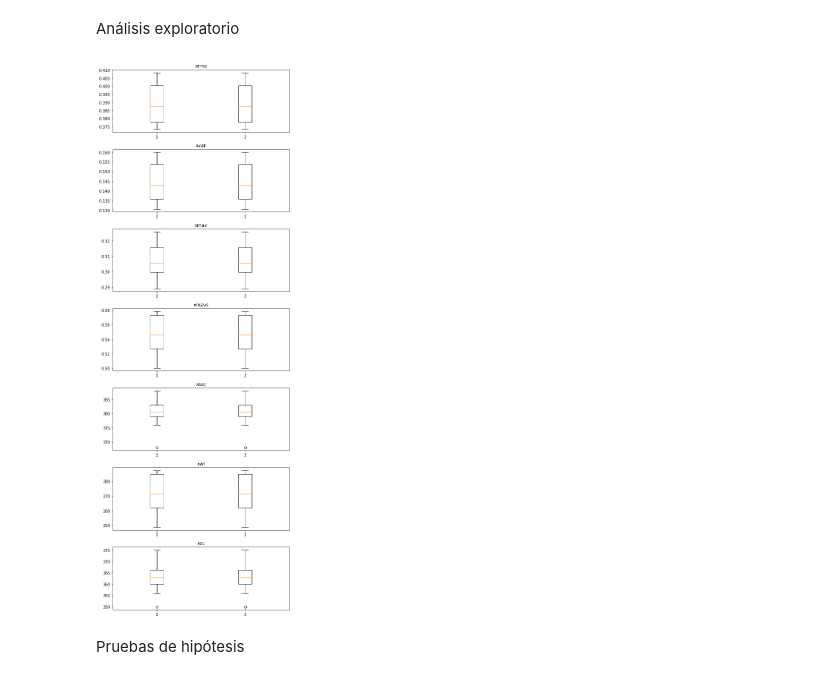
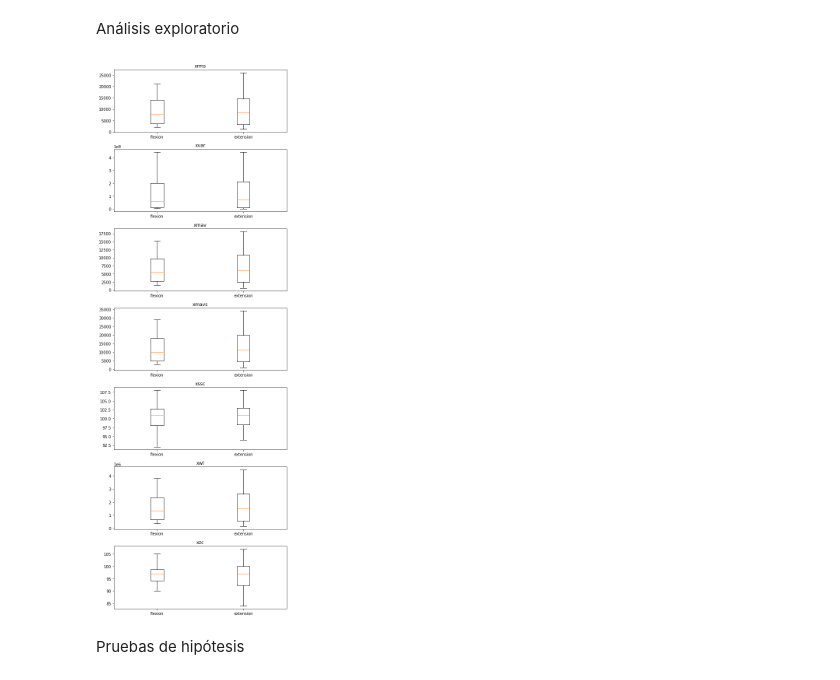
Before and after one commit to MateoOyuelaR19/LAB-BIOSE-ALES, a Jupyter notebook: Proyecto/Seguimiento_2/seguimiento_2.ipynb, the cells around one changed output. Drawn from its saved outputs; the diff is of its cells as text; code cells hidden in the pictures.

```diff
--- a/Proyecto/Seguimiento_2/seguimiento_2.ipynb
+++ b/Proyecto/Seguimiento_2/seguimiento_2.ipynb
@@ -12,0 +14,8 @@ for i in range(0,10):
+# %%
+#aquí graficar muestras
+plt.figure(figsize=(15,15))
+for i in range(len(sujetos)):
+    plt.subplot(len(sujetos),1,i+1)
+    plt.plot(sujetos[i])
+    plt.title(f'Muestra {i+1}')
+plt.tight_layout()
@@ -13,3 +24,14 @@ for i in range(0,10):
+# %%
+#Esta casilla es para separar los tipos de mov flexión y extensión según los tiempos.
+movs=[] #donde guardar todos los movimientos separados
+tset=134 #cada dos segundos hay cambio de movimiento. 2 segundos -> 134 datos aprox.
+for i in sujetos:
+    for k in range(1,7): #3 flexiones, 3 extensiones. 2 primeros segundos se descartan
+        mov=i[(tset*k):(tset*(k+1))]
+        movs.append(mov)
+#como movimientos van intercalados, posiciones pares corresponden a un mov y las impares al otro
+flexion=movs[::2]
+extension=movs[1::2]
 # %%
 #operador tkeo
 def tkeo(data):
@@ -46,28 +68,34 @@ def caracteristicas(data):
 Análisis exploratorio
 # %%
 #calculo de caracteristicas y tkeo de todos los sujetos
-caracs=[]
-caracs_sujetos=[]
-for sujeto in sujetos:
+caracs_flexion=[] #todas las características de todas las muestras
+for sujeto in flexion:
     sujeto_tkeo=tkeo(sujeto)
-    car_sujetos,car=caracteristicas(sujeto_tkeo)
-    caracs_sujetos.append(car_sujetos)
+    car_flex,car=caracteristicas(sujeto_tkeo)
     for i in car:
-        caracs.append(i)
+        caracs_flexion.append(i)
 
-#esto se debe hacer para movimientos de flexión y extensión
+caracs_extension=[] #todas las características de todas las muestras
+for sujeto in extension:
+    sujeto_tkeo=tkeo(sujeto)
+    car_ext,car=caracteristicas(sujeto_tkeo)
+    for i in car:
+        caracs_extension.append(i)
 # %%
 #Graficas
-car=np.array(caracs)
-car=np.reshape(car,(10,7))
+flex=np.array(caracs_flexion)
+ext=np.array(caracs_extension)
+flex=np.reshape(flex,(len(sujetos)*3,7)) #reshape para plotear más fácil
+ext=np.reshape(ext,(len(sujetos)*3,7))
 plt.figure(figsize=(7,20))
 names=['xrms','xvar','xmav','xmavs','xssc','xwl','xzc']
 for i in range(0,7):
     plt.subplot(7,1,i+1)
-    plt.boxplot((car[:,i], car[:,i])) #aqui van caracteristicas de flexión y extensión
+    plt.boxplot((flex[:,i], ext[:,i]), showfliers=False)
+    plt.xticks([1,2],['flexion','extension'])
     plt.title(names[i])
 plt.tight_layout()
 # %% [output]
-[figure, old version]
+[figure, new version]
 # %% [markdown]
 Pruebas de hipótesis
```
Also changed, not shown: parts of 6 cells of this notebook, 10 other files.
